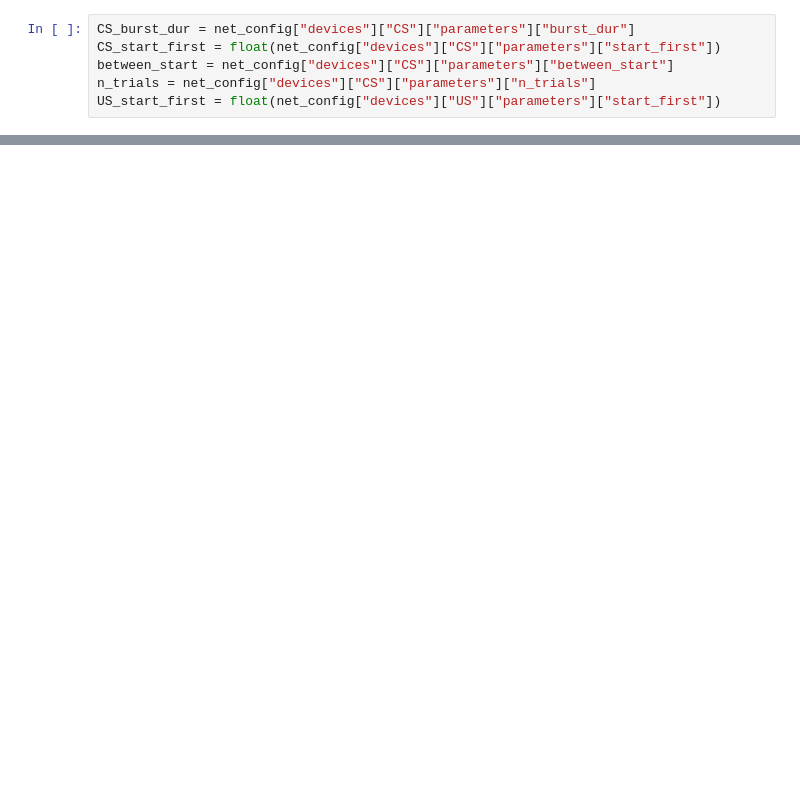
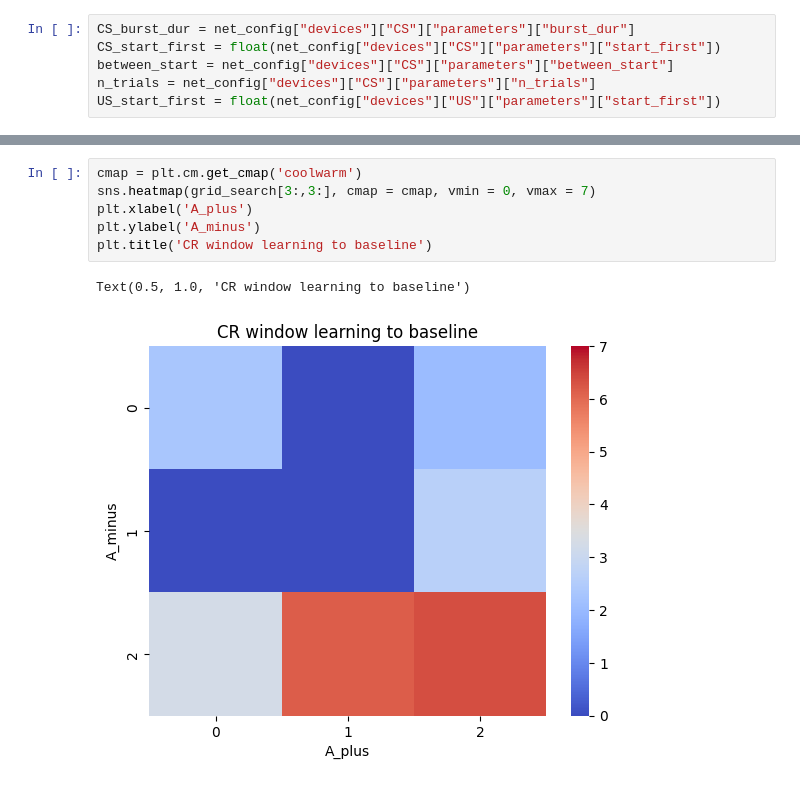
Before and after one commit to alessandratrapani/NODS, a Jupyter notebook: grid_search_Aplus_Aminus/heatmap.ipynb, the cells around one changed output, grey strips where cells are left out. Cells and saved outputs as stored; diff of their text form; blank space fills up the shorter version.

```diff
--- a/grid_search_Aplus_Aminus/heatmap.ipynb
+++ b/grid_search_Aplus_Aminus/heatmap.ipynb
@@ -78,2 +165,11 @@ plt.yticks(ticks = ticks)
+# %%
+cmap = plt.cm.get_cmap('coolwarm')
+sns.heatmap(grid_search[3:,3:], cmap = cmap, vmin = 0, vmax = 7)
+plt.xlabel('A_plus')
+plt.ylabel('A_minus')
+plt.title('CR window learning to baseline')
+# %% [output]
+Text(0.5, 1.0, 'CR window learning to baseline')
+[figure, added]
 # %%
 cmap = plt.cm.get_cmap('hot')
```
Also changed, not shown: parts of 16 cells of this notebook, 2 other files.
